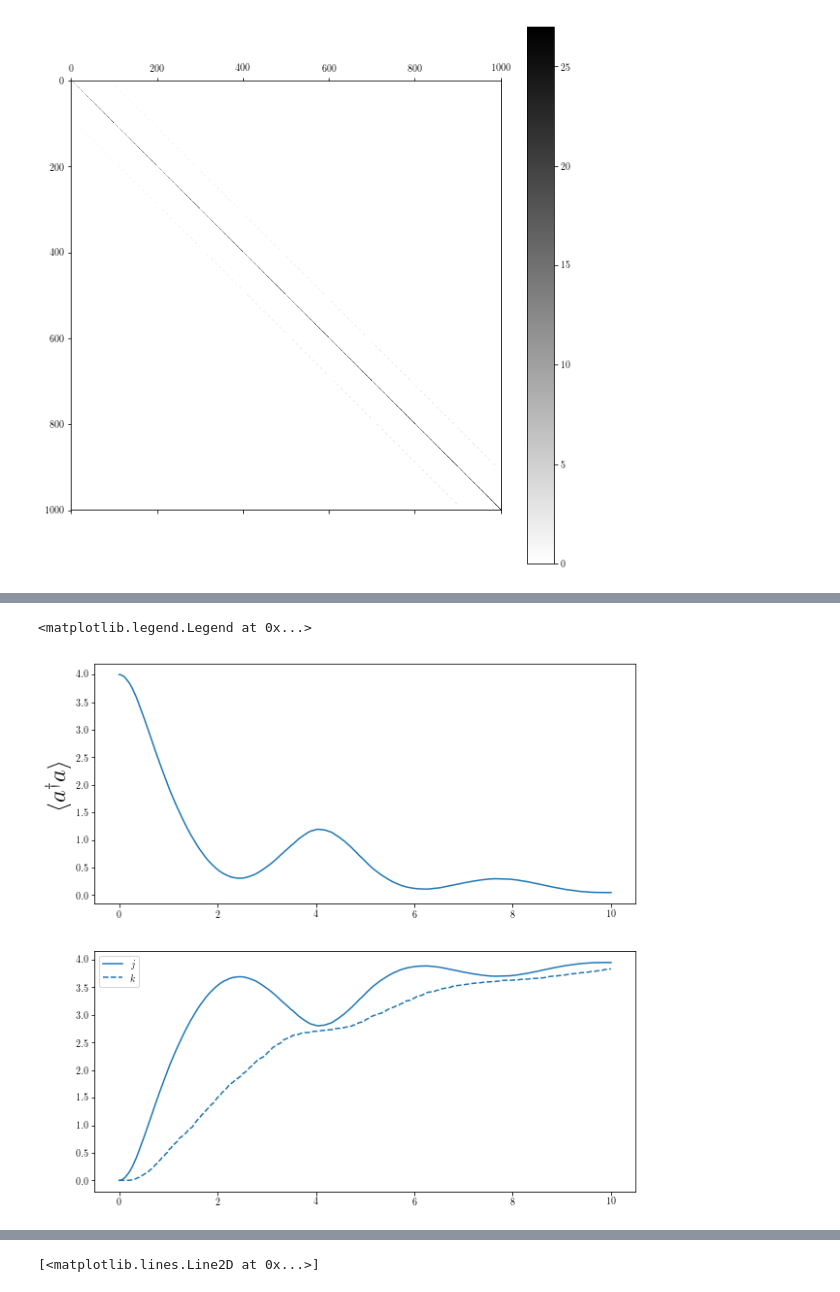
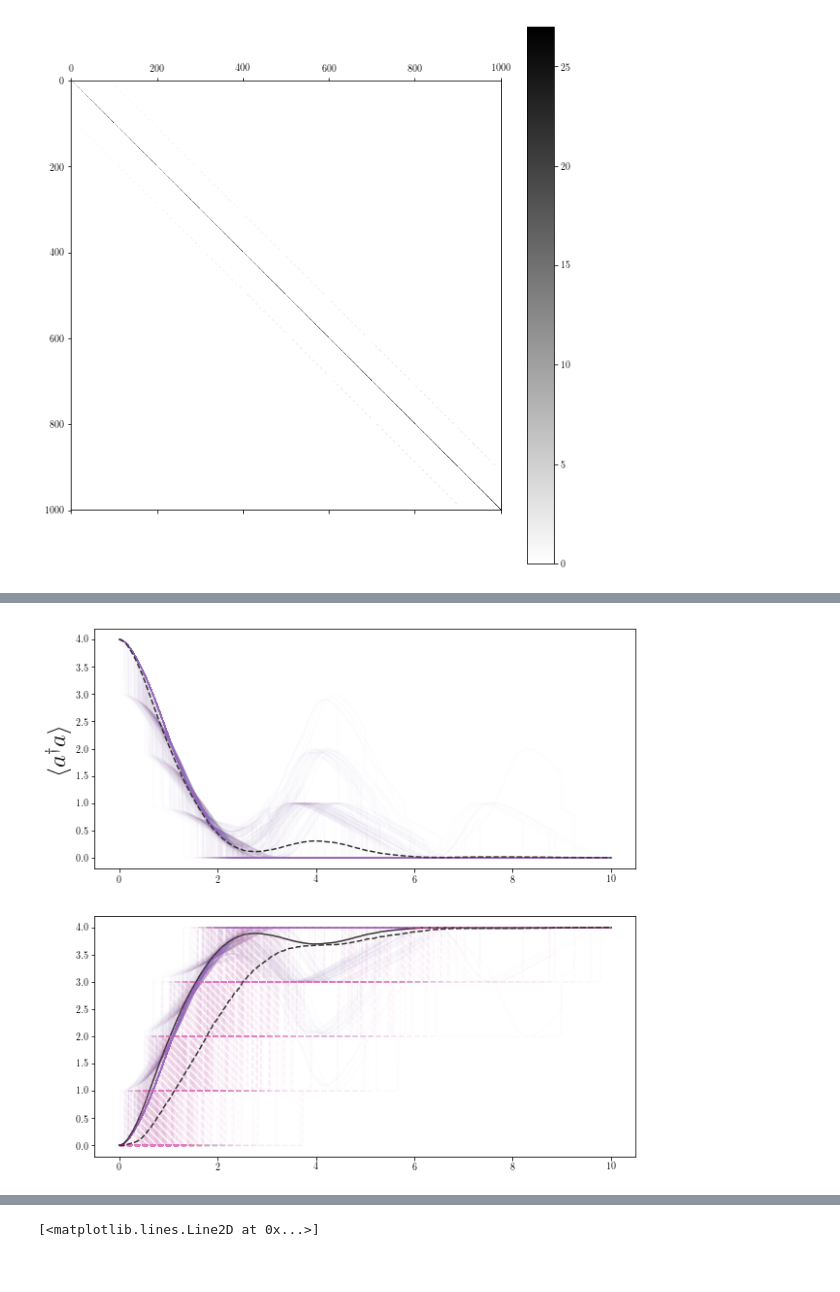
Before and after one commit to behnamgit/Q_Heat_Engine, a Jupyter notebook: Battery.ipynb, the cells around one changed output, grey strips where cells are left out. Cells and saved outputs as stored; diff of their text form; code cells hidden in the pictures.

```diff
--- a/Battery.ipynb
+++ b/Battery.ipynb
@@ -74,8 +74,8 @@ psi0 = tensor(oscillator_init,battery_init)
 
 times = np.linspace(0.0,10.0,1000)
 
-gamma = 1.0
+gamma = 2.0
 C0 = np.sqrt(gamma)*K.dag()
-opts = Options(ntraj=500)
+opts = Options(ntraj=500,average_expect=False)
 result = mcsolve(H, psi0, times, c_ops=[C0], e_ops=[N,NL,NK],options=opts)
 # %% [output]
@@ -93,18 +93,26 @@ Total run time:  18.32s
 # %%
-n = result.expect[0]
-l = result.expect[1]
-k = result.expect[2]
+expect = np.array(result.expect)
+n = expect[:,0,:].T
+l = expect[:,1,:].T
+k = expect[:,2,:].T
 j = l+k
+pick = 100
 Fig, ax = plt.subplots(2,figsize=[10,10])
-ax[0].plot(times,n)
+ax[0].plot(times,n,'C4',alpha=0.01)
+#ax[0].plot(times,n[:,pick],'C3',alpha=1.0)
+ax[0].plot(times,np.mean(n,1),'--',color='0.2',alpha=1.0)
 ax[0].set_ylabel(r'$\langle a^\dagger a \rangle$',fontsize=25)
-ax[1].plot(times,j,label=r'$j$')
-#ax[1].set_ylabel(r'$j$',fontsize=25)
-ax[1].plot(times,k,'C0--',label=r'$k$')
-ax[1].legend()
+
+ax[1].plot(times,j,'C4',alpha=0.01, label=r'$j$')
+#ax[1].plot(times,j[:,pick],'C3',alpha=1.0, label=r'$j$')
+ax[1].plot(times,np.mean(j,1),color='0.2',alpha=1.0, label=r'$j$')
+
+ax[1].plot(times,k,'C6--',alpha=0.03,label=r'$k$')
+#ax[1].plot(times,k[:,pick],'C3--',alpha=1.0, label=r'$j$')
+ax[1].plot(times,np.mean(k,1),'--',color='0.2',alpha=1.0, label=r'$j$')
+plt.show()
 # %% [output]
-<matplotlib.legend.Legend at 0x...>
-[figure, old version]
+[figure, new version]
 # %%
 jmax=5
 plt.figure(figsize=[10,10])
```
Also changed, not shown: parts of 5 cells of this notebook.
